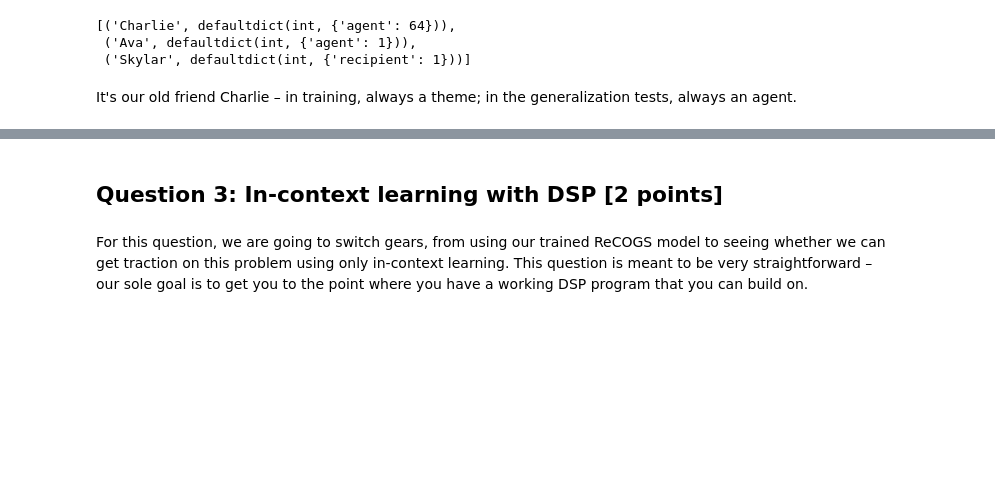
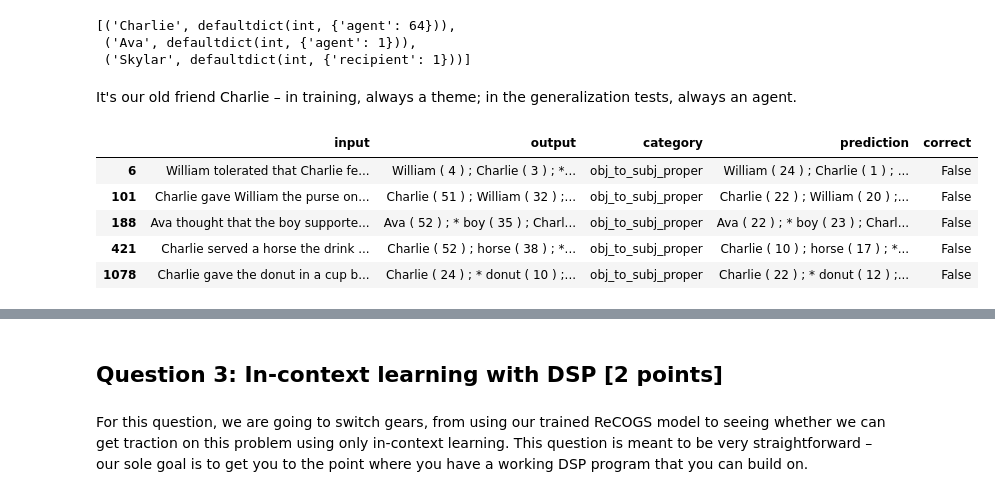
Before and after one commit to zanqi/cs224u, a Jupyter notebook: hw_recogs.ipynb, the cells around one changed output, grey strips where cells are left out. Cells and saved outputs as stored; diff of their text form; code cells hidden in the pictures; blank space fills up the shorter version.

```diff
--- a/hw_recogs.ipynb
+++ b/hw_recogs.ipynb
@@ -810,6 +809,15 @@ sorted(err_roles.items(), key=lambda x: len(x[1]))[: 3]
  ('Skylar', defaultdict(int, {'recipient': 1}))]
 # %% [markdown]
 It's our old friend Charlie – in training, always a theme; in the generalization tests, always an agent.
+# %%
+err_df[:5]
+# %% [output]
+|  | input | output | category | prediction | correct |
+| 6 | William tolerated that Charlie fe... | William ( 4 ) ; Charlie ( 3 ) ; *... | obj_to_subj_proper | William ( 24 ) ; Charlie ( 1 ) ; ... | False |
+| 101 | Charlie gave William the purse on... | Charlie ( 51 ) ; William ( 32 ) ;... | obj_to_subj_proper | Charlie ( 22 ) ; William ( 20 ) ;... | False |
+| 188 | Ava thought that the boy supporte... | Ava ( 52 ) ; * boy ( 35 ) ; Charl... | obj_to_subj_proper | Ava ( 22 ) ; * boy ( 23 ) ; Charl... | False |
+| 421 | Charlie served a horse the drink ... | Charlie ( 52 ) ; horse ( 38 ) ; *... | obj_to_subj_proper | Charlie ( 10 ) ; horse ( 17 ) ; *... | False |
+| 1078 | Charlie gave the donut in a cup b... | Charlie ( 24 ) ; * donut ( 10 ) ;... | obj_to_subj_proper | Charlie ( 22 ) ; * donut ( 12 ) ;... | False |
 # %%
 def get_accuracy(pred_df):
     """Compute the accuracy of `pred_df`."""
```
Also changed, not shown: parts of 34 cells of this notebook.
